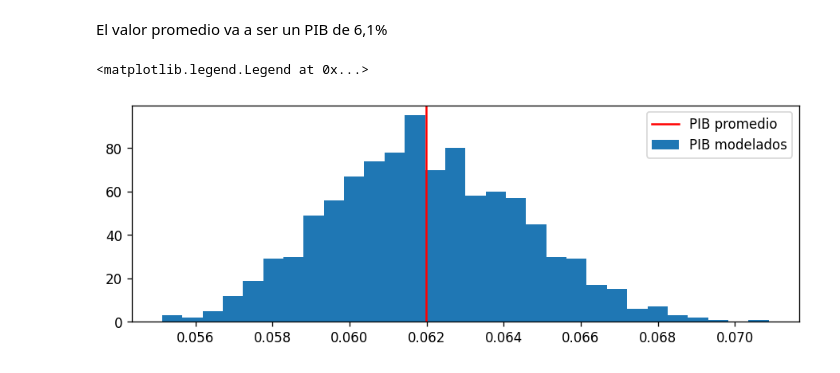
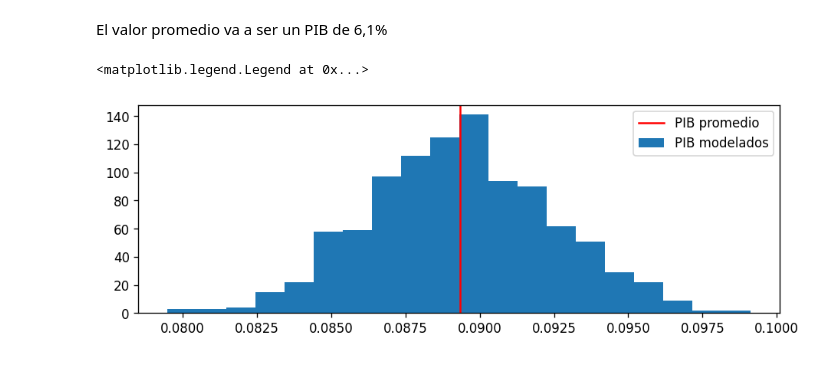
Before and after one commit to LauraCorredor7/Finanzas-Computacionales, a Jupyter notebook: Taller_Final.ipynb, the cells around one changed output. Drawn from its saved outputs; the diff is of its cells as text; code cells hidden in the pictures.

```diff
--- a/Taller_Final.ipynb
+++ b/Taller_Final.ipynb
@@ -294,11 +380,11 @@ def PathsGBM(S0,mu,sigma,T,NS,M):
     return St
 # %%
 T = 1 #Tiempo
-mu = 0.03 #Tasa de crecimiento
-sigma = 0.04 #Volatilidad del 20%
-S0 = 0.06 #Punto de partida, queremos ver como se comporta
+mu = mu #Tasa de crecimiento
+sigma = sigma #Volatilidad del 20%
+S0 = 0.08512 #Punto de partida, queremos ver como se comporta
 NS = 1000 #trayectorias
-M = 252 #Partición diaria
+M = 4 #Partición trimestral
 St = PathsGBM(S0,mu,sigma,T,NS,M)
 # %%
 plt.plot(np.transpose(St[0:50,:])) # Sólo se toman las primeras 50 trayectorias simuladas
@@ -321,10 +407,10 @@ St[:,-1].mean()
 # %% [markdown]
 El valor promedio va a ser un PIB de 6,1%
 # %%
-# Precio modelado en T, -1 último día, 1
-plt.hist(St[:,-1], bins=30, label='PIB modelados')
-plt.axvline(St[:,-1].mean(), color='r', label='PIB promedio')
+# Precio modelado en T
+plt.hist(St[:,4], bins=20, label='PIB modelados')
+plt.axvline(St[:,4].mean(), color='r', label='PIB promedio')
 plt.legend()
 # %% [output]
 <matplotlib.legend.Legend at 0x...>
-[figure, old version]
+[figure, new version]
```
Also changed, not shown: parts of 32 cells of this notebook.
